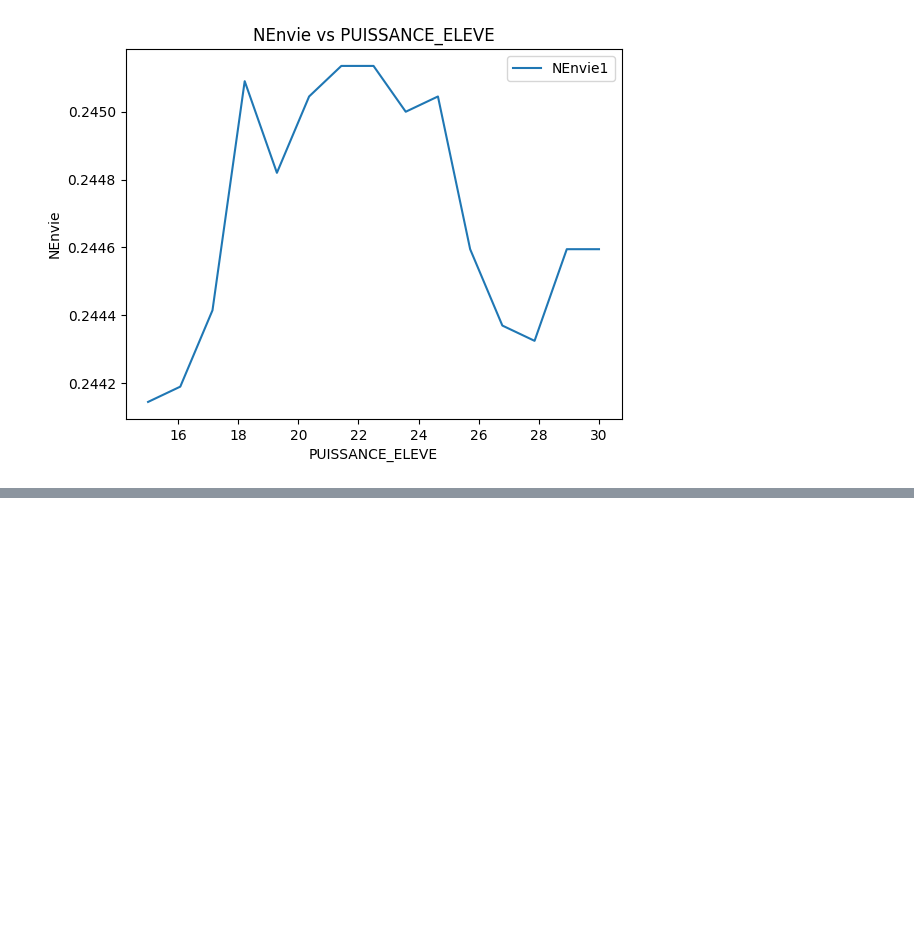
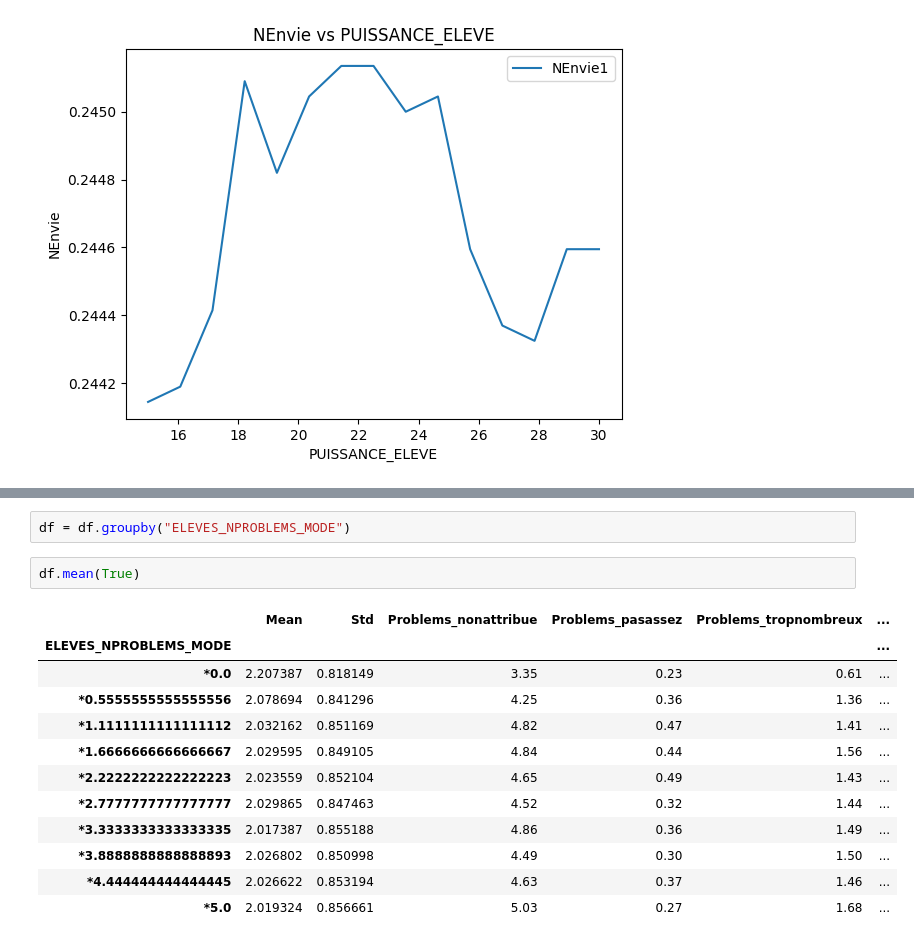
Before and after one commit to RadoTheProgrammer/TM-code, a Jupyter notebook: Untitled-1.ipynb, the cells around one changed output, grey strips where cells are left out. Saved outputs shown, nothing was run; the diff lists cells and outputs as text; blank space fills up the shorter version.

```diff
--- a/Untitled-1.ipynb
+++ b/Untitled-1.ipynb
@@ -100,0 +121,17 @@ plt.show()
+# %%
+df = df.groupby("ELEVES_NPROBLEMS_MODE")
+# %%
+df.mean(True)
+# %% [output]
+|  | Mean | Std | Problems_nonattribue | Problems_pasassez | Problems_tropnombreux | ... |
+| ELEVES_NPROBLEMS_MODE |  |  |  |  |  | ... |
+| *0.0 | 2.207387 | 0.818149 | 3.35 | 0.23 | 0.61 | ... |
+| *0.5555555555555556 | 2.078694 | 0.841296 | 4.25 | 0.36 | 1.36 | ... |
+| *1.1111111111111112 | 2.032162 | 0.851169 | 4.82 | 0.47 | 1.41 | ... |
+| *1.6666666666666667 | 2.029595 | 0.849105 | 4.84 | 0.44 | 1.56 | ... |
+| *2.2222222222222223 | 2.023559 | 0.852104 | 4.65 | 0.49 | 1.43 | ... |
+| *2.7777777777777777 | 2.029865 | 0.847463 | 4.52 | 0.32 | 1.44 | ... |
+| *3.3333333333333335 | 2.017387 | 0.855188 | 4.86 | 0.36 | 1.49 | ... |
+| *3.8888888888888893 | 2.026802 | 0.850998 | 4.49 | 0.30 | 1.50 | ... |
+| *4.444444444444445 | 2.026622 | 0.853194 | 4.63 | 0.37 | 1.46 | ... |
+| *5.0 | 2.019324 | 0.856661 | 5.03 | 0.27 | 1.68 | ... |
```
Also changed, not shown: parts of 1 cell of this notebook, 8 other files.
